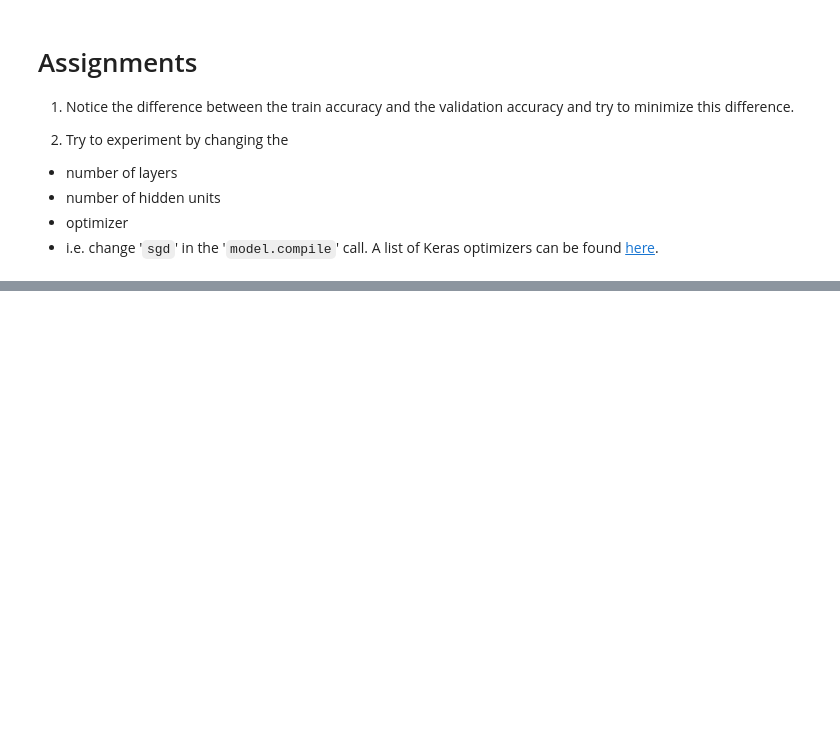
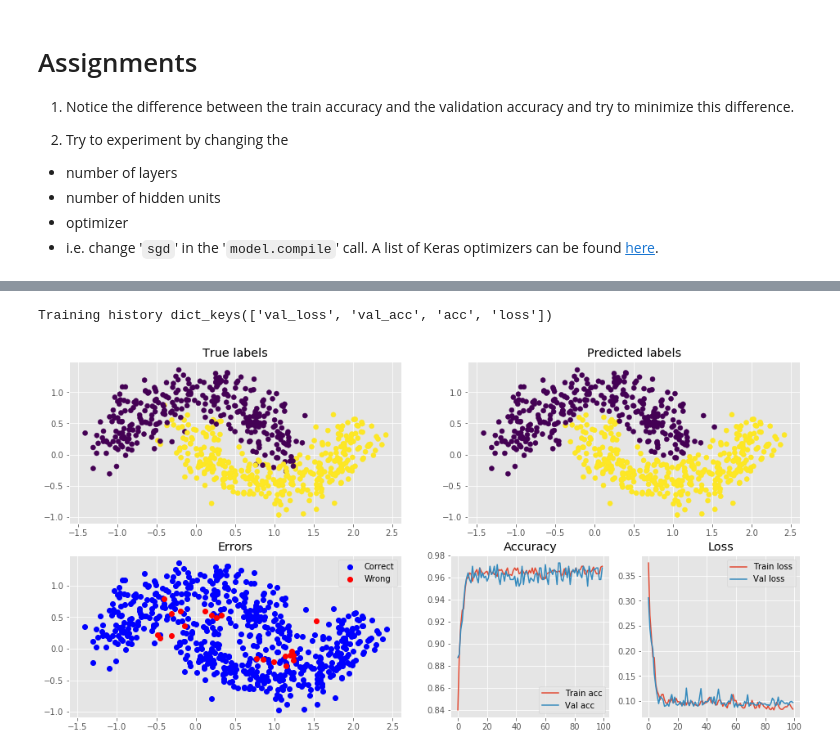
Before and after one commit to A-T-Kristensen/02456-deep-learning, a Jupyter notebook: notebooks/lab1_Introduction/6.OPT_Keras.ipynb, the cells around one changed output, grey strips where cells are left out. Drawn from its saved outputs; the diff is of its cells as text; code cells hidden in the pictures; blank space fills up the shorter version.

```diff
--- a/notebooks/lab1_Introduction/6.OPT_Keras.ipynb
+++ b/notebooks/lab1_Introduction/6.OPT_Keras.ipynb
@@ -281,0 +318,6 @@ Training history dict_keys(['val_acc', 'loss', 'val_loss', 'acc'])
+# %%
+train_history = model.fit(x_train, utils.onehot(targets_train, num_classes),
+          validation_data = (x_test, utils.onehot(targets_test, num_classes)),
+          epochs=num_epochs,
+          batch_size=batch_size,
+          verbose=0)
@@ -281,0 +334,38 @@ Training history dict_keys(['val_acc', 'loss', 'val_loss', 'acc'])
+# %%
+## Plotting the results
+print('Training history', train_history.history.keys())
+
+test_pred_prob = model.predict(x_test)
+test_pred_labels = test_pred_prob[:,0]<0.5
+
+fig = plt.figure(figsize=(16,8))
+plt.subplot(221)
+plt.title('True labels')
+plt.scatter(x_test[:,0], x_test[:,1], c=targets_test)
+
+plt.subplot(222)
+plt.title('Predicted labels')
+plt.scatter(x_test[:,0], x_test[:,1], c=test_pred_labels)
+
+plt.subplot(223)
+plt.title('Errors')
+plt.plot(x_test[targets_test==test_pred_labels,0], x_test[targets_test==test_pred_labels,1], 'o', c='b', label='Correct')
+plt.plot(x_test[targets_test!=test_pred_labels,0], x_test[targets_test!=test_pred_labels,1], 'o', c='r', label='Wrong')
+plt.legend()
+
+plt.subplot(247)
+plt.title('Accuracy')
+plt.plot(train_history.history['acc'], label='Train acc')
+plt.plot(train_history.history['val_acc'], label='Val acc')
+plt.legend(loc=4)
+
+plt.subplot(248)
+plt.title('Loss')
+plt.plot(train_history.history['loss'], label='Train loss')
+plt.plot(train_history.history['val_loss'], label='Val loss')
+plt.legend()
+
+plt.show()
+# %% [output]
+Training history dict_keys(['val_loss', 'val_acc', 'acc', 'loss'])
+[figure, added]
```
Also changed, not shown: parts of 7 cells of this notebook, 1 other file.
